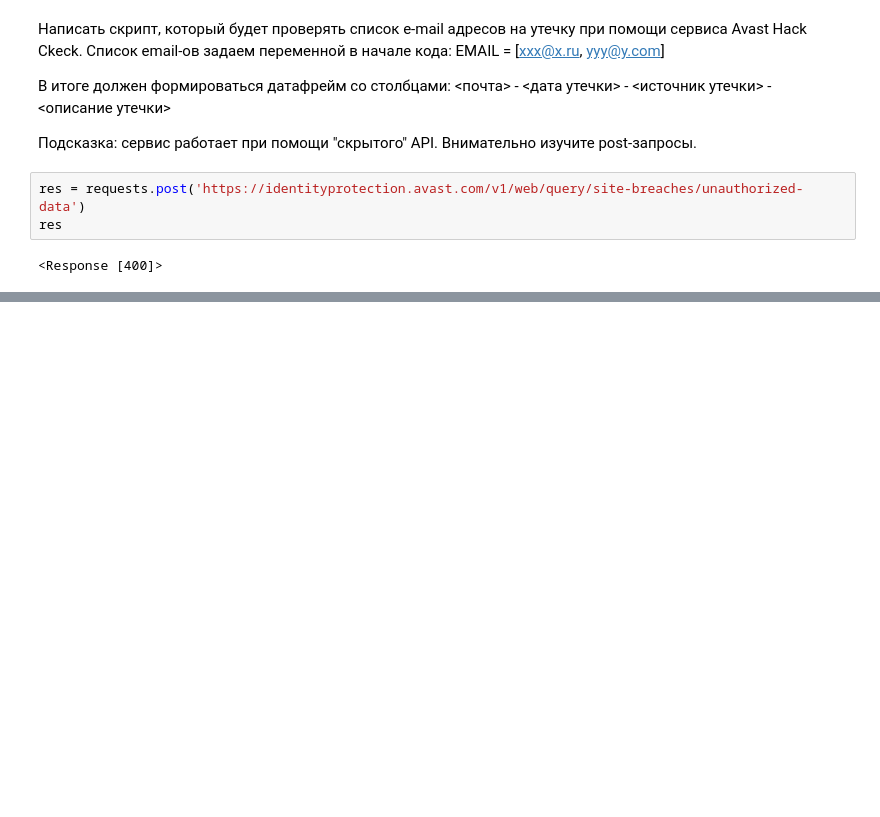
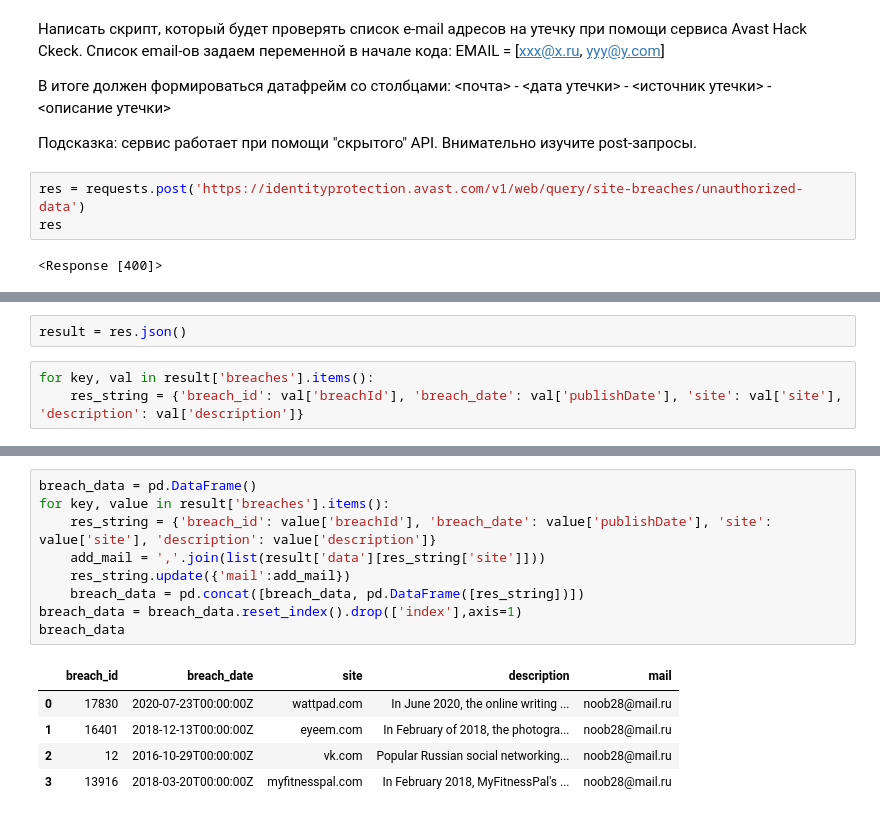
Before and after one commit to Miraterekhova/pyda-terekhova, a Jupyter notebook: homework14.ipynb, the cells around one changed output, grey strips where cells are left out. Saved outputs shown, nothing was run; the diff lists cells and outputs as text; blank space fills up the shorter version.

```diff
--- a/homework14.ipynb
+++ b/homework14.ipynb
@@ -195,0 +214,5 @@ mail_df
+# %%
+result = res.json()
+# %%
+for key, val in result['breaches'].items():
+    res_string = {'breach_id': val['breachId'], 'breach_date': val['publishDate'], 'site': val['site'], 'description': val['description']}
@@ -195,0 +258,15 @@ mail_df
+# %%
+breach_data = pd.DataFrame()
+for key, value in result['breaches'].items():
+    res_string = {'breach_id': value['breachId'], 'breach_date': value['publishDate'], 'site': value['site'], 'description': value['description']}
+    add_mail = ','.join(list(result['data'][res_string['site']]))
+    res_string.update({'mail':add_mail})
+    breach_data = pd.concat([breach_data, pd.DataFrame([res_string])])
+breach_data = breach_data.reset_index().drop(['index'],axis=1)
+breach_data
+# %% [output]
+|  | breach_id | breach_date | site | description | mail |
+| 0 | 17830 | 2020-07-23T00:00:00Z | wattpad.com | In June 2020, the online writing ... | noob28@mail.ru |
+| 1 | 16401 | 2018-12-13T00:00:00Z | eyeem.com | In February of 2018, the photogra... | noob28@mail.ru |
+| 2 | 12 | 2016-10-29T00:00:00Z | vk.com | Popular Russian social networking... | noob28@mail.ru |
+| 3 | 13916 | 2018-03-20T00:00:00Z | myfitnesspal.com | In February 2018, MyFitnessPal's ... | noob28@mail.ru |
```
Also changed, not shown: parts of 12 cells of this notebook.
